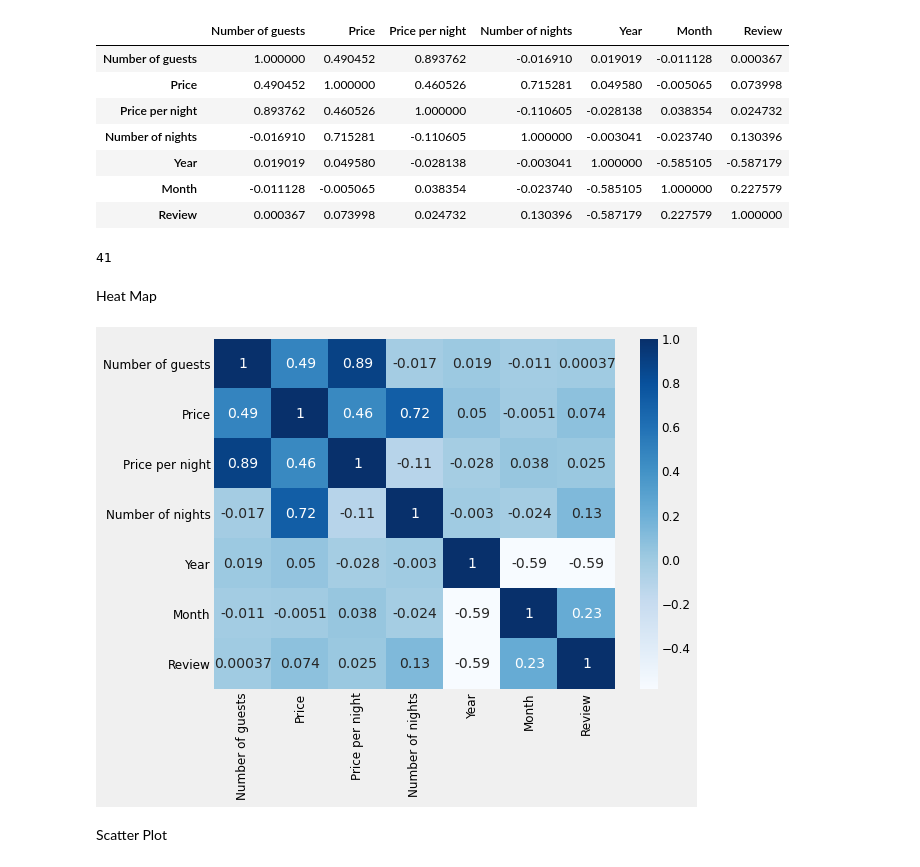
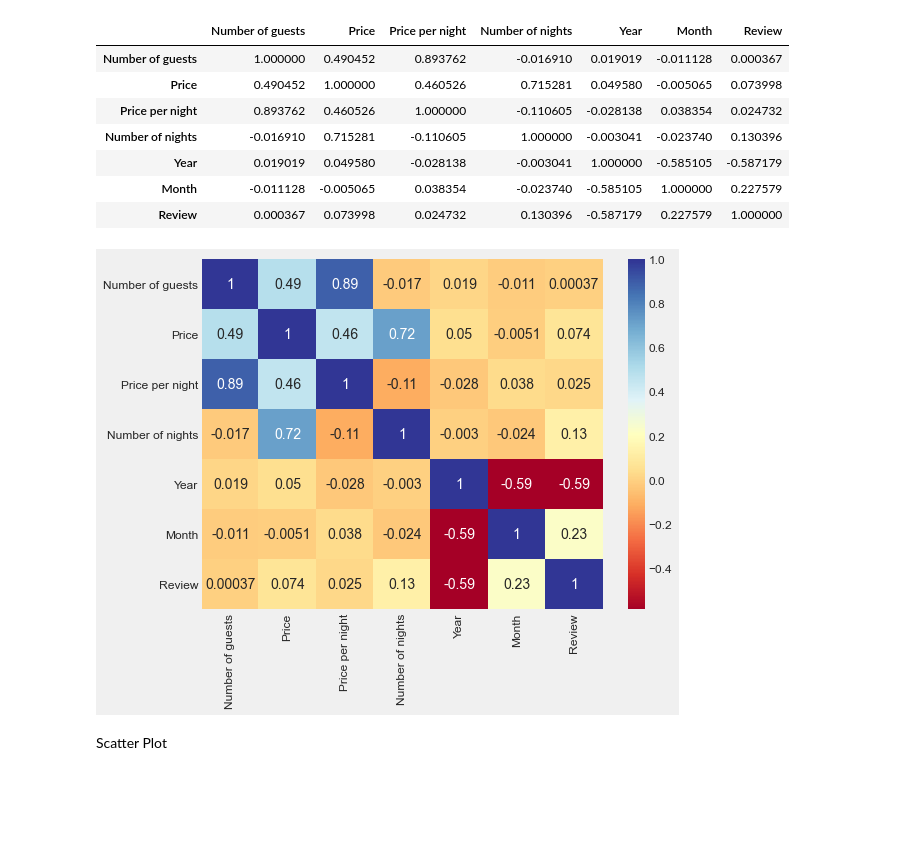
Before and after one commit to R04425/Module-2-Statistics-Project-Lisbon-Guesthouse-Analysis-, a Jupyter notebook: Code Statistics Project .ipynb, the cells around one changed output. Saved outputs shown, nothing was run; the diff lists cells and outputs as text; code cells hidden in the pictures; blank space fills up the shorter version.

```diff
--- a/Code Statistics Project .ipynb
+++ b/Code Statistics Project .ipynb
@@ -73,19 +256,12 @@ guesthouse.corr()
 | Year | 0.019019 | 0.049580 | -0.028138 | -0.003041 | 1.000000 | -0.585105 | -0.587179 |
 | Month | -0.011128 | -0.005065 | 0.038354 | -0.023740 | -0.585105 | 1.000000 | 0.227579 |
 | Review | 0.000367 | 0.073998 | 0.024732 | 0.130396 | -0.587179 | 0.227579 | 1.000000 |
-# %%
-# Let's check how many unique nacionalities?
-guesthouse['Nacionality'].nunique()
-# %% [output]
-41
-# %% [markdown]
-Heat Map
 # %%
 plt.figure(figsize=(8,6))
-sns.heatmap(guesthouse.corr(),annot=True,cmap="Blues")
+sns.heatmap(guesthouse.corr(),annot=True,cmap="RdYlBu")
 plt.show()
 # %% [output]
-[figure, old version]
+[figure, new version]
 # %% [markdown]
 Scatter Plot
 # %%
```
Also changed, not shown: parts of 52 cells of this notebook.
